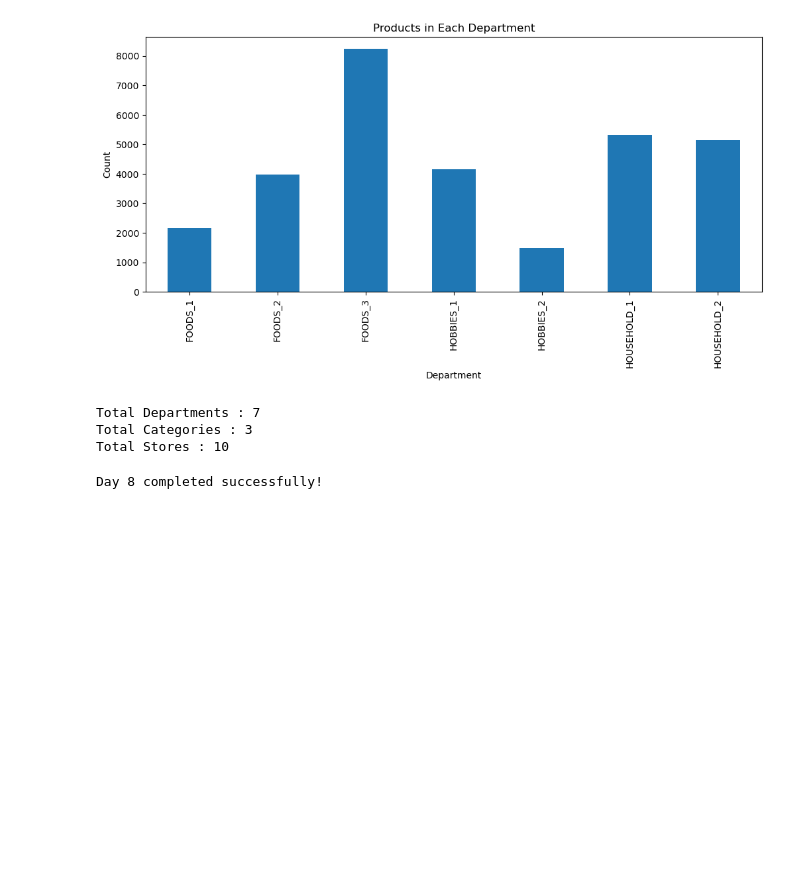
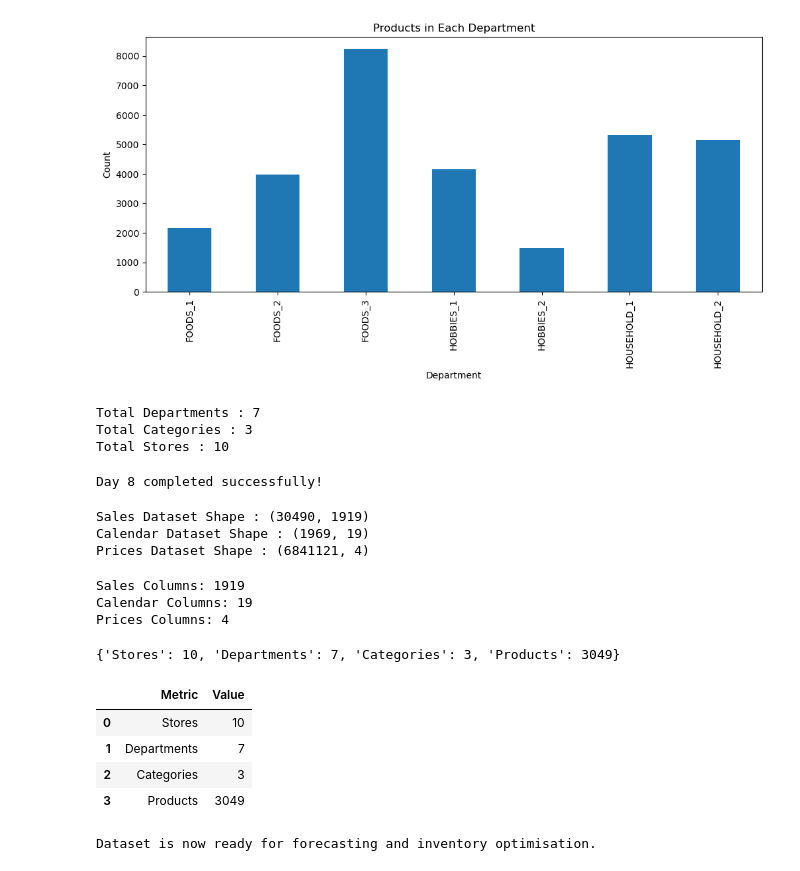
Before and after one commit to PoojaManjunath17/Retail-Demand-Forecasting, a Jupyter notebook: notebooks/Week1_Day1-Copy1.ipynb, the cells around one changed output. Saved outputs shown, nothing was run; the diff lists cells and outputs as text; code cells hidden in the pictures; blank space fills up the shorter version.

Commit message:
Week 2  Day 9 - Dataset summary and forecasting preparation

```diff
--- a/notebooks/Week1_Day1-Copy1.ipynb
+++ b/notebooks/Week1_Day1-Copy1.ipynb
@@ -813,0 +817,43 @@ Day 8 completed successfully!
+# %%
+
+print("Sales Dataset Shape :", sales.shape)
+print("Calendar Dataset Shape :", calendar.shape)
+print("Prices Dataset Shape :", prices.shape)
+# %% [output]
+Sales Dataset Shape : (30490, 1919)
+Calendar Dataset Shape : (1969, 19)
+Prices Dataset Shape : (6841121, 4)
+# %%
+print("\nSales Columns:", len(sales.columns))
+print("Calendar Columns:", len(calendar.columns))
+print("Prices Columns:", len(prices.columns))
+# %% [output]
+Sales Columns: 1919
+Calendar Columns: 19
+Prices Columns: 4
+# %%
+summary = {
+    "Stores": sales["store_id"].nunique(),
+    "Departments": sales["dept_id"].nunique(),
+    "Categories": sales["cat_id"].nunique(),
+    "Products": sales["item_id"].nunique()
+}
+
+summary
+# %% [output]
+{'Stores': 10, 'Departments': 7, 'Categories': 3, 'Products': 3049}
+# %%
+summary_df = pd.DataFrame(summary.items(), columns=["Metric", "Value"])
+
+summary_df
+# %% [output]
+|  | Metric | Value |
+| 0 | Stores | 10 |
+| 1 | Departments | 7 |
+| 2 | Categories | 3 |
+| 3 | Products | 3049 |
+# %%
+
+print("Dataset is now ready for forecasting and inventory optimisation.")
+# %% [output]
+Dataset is now ready for forecasting and inventory optimisation.
```
Also changed, not shown: parts of 1 cell of this notebook.
